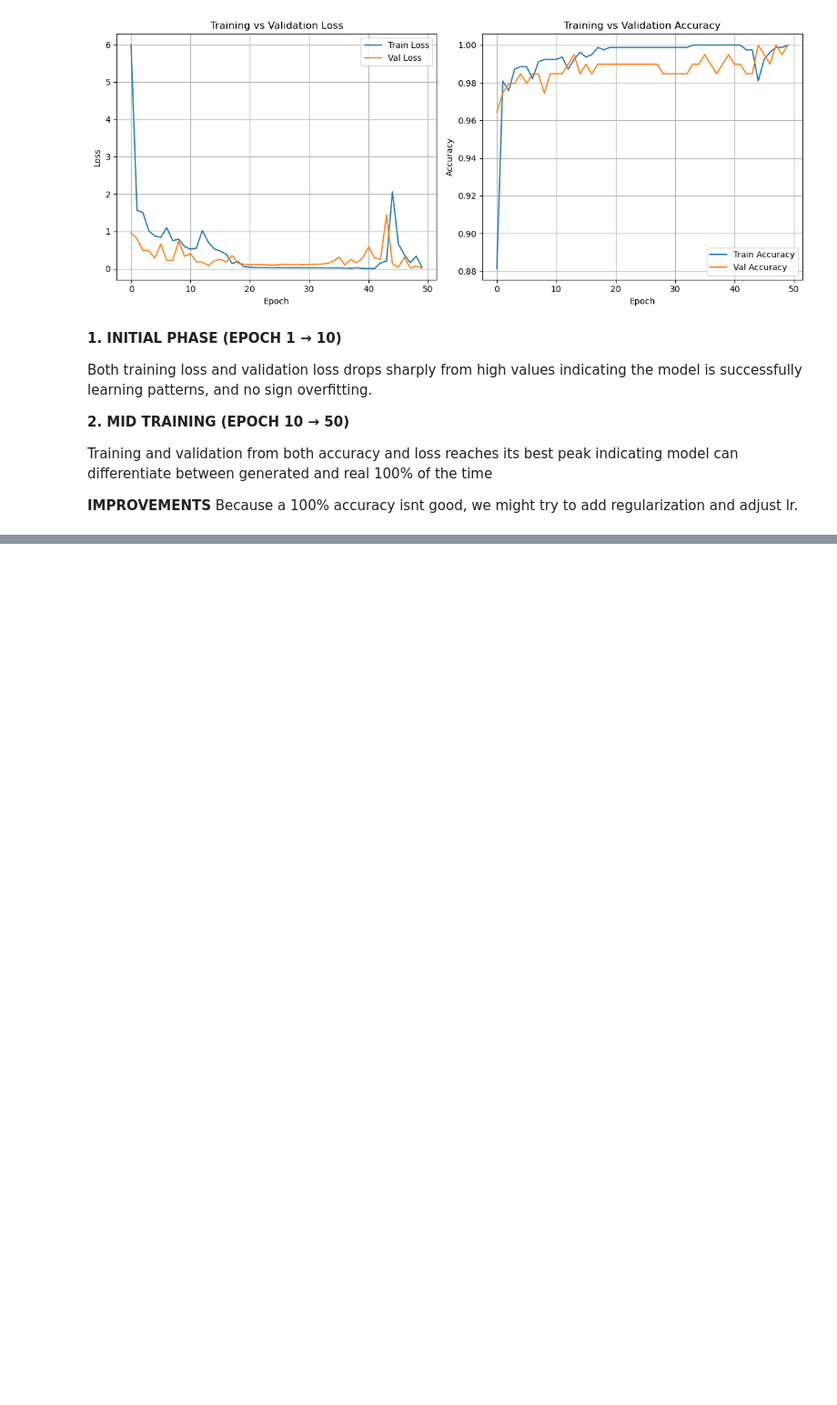
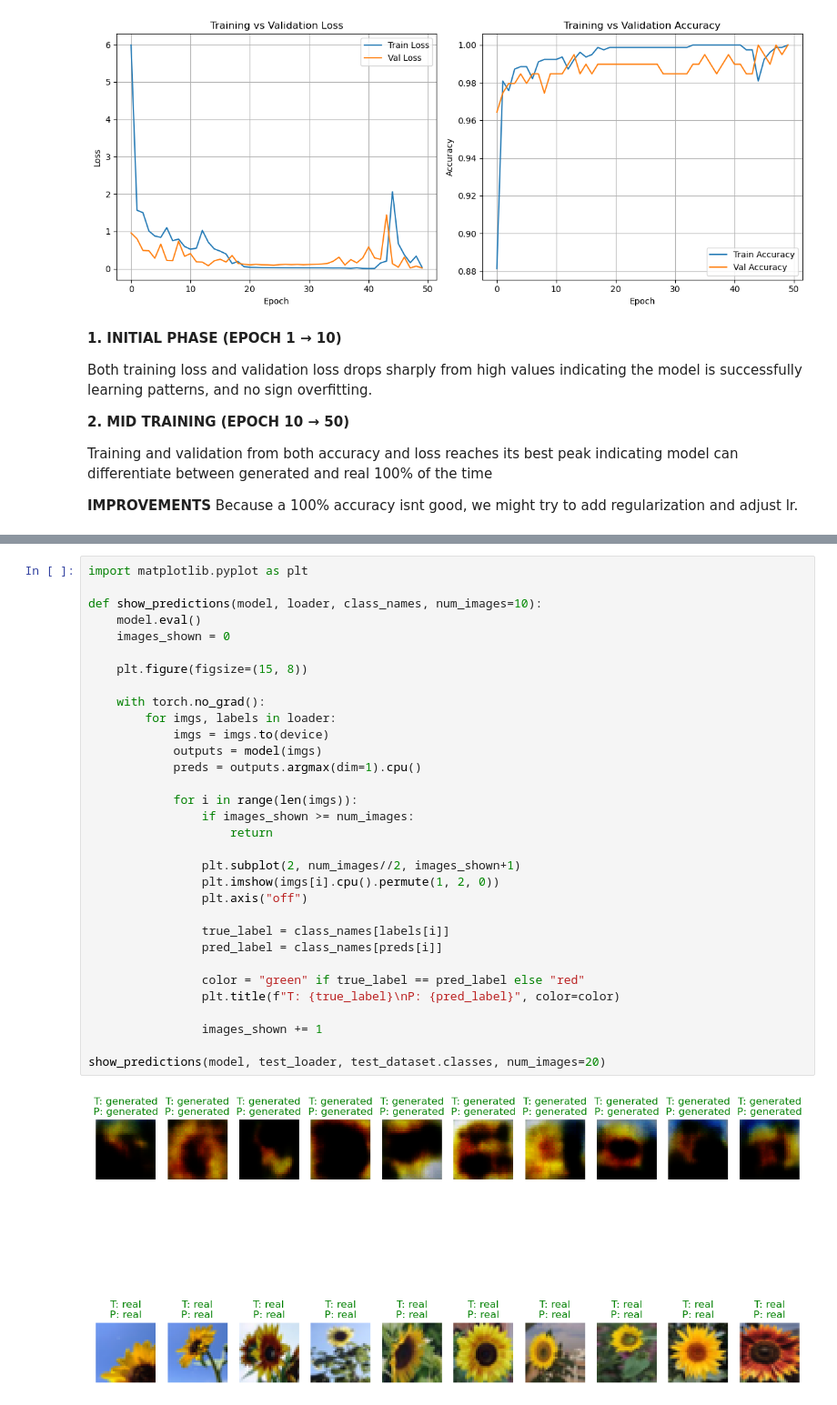
Before and after one commit to Yosxxx/CIFAR-100-dataset, a Jupyter notebook: 2702266556/E - I/main.ipynb, the cells around one changed output, grey strips where cells are left out. Shown at 91% size. Cells and saved outputs as stored; diff of their text form; blank space fills up the shorter version.

```diff
--- a/2702266556/E - I/main.ipynb
+++ b/2702266556/E - I/main.ipynb
@@ -370,0 +422,34 @@ plt.show()
+# %%
+import matplotlib.pyplot as plt
+
+def show_predictions(model, loader, class_names, num_images=10):
+    model.eval()
+    images_shown = 0
+
+    plt.figure(figsize=(15, 8))
+
+    with torch.no_grad():
+        for imgs, labels in loader:
+            imgs = imgs.to(device)
+            outputs = model(imgs)
+            preds = outputs.argmax(dim=1).cpu()
+
+            for i in range(len(imgs)):
+                if images_shown >= num_images:
+                    return
+
+                plt.subplot(2, num_images//2, images_shown+1)
+                plt.imshow(imgs[i].cpu().permute(1, 2, 0))
+                plt.axis("off")
+
+                true_label = class_names[labels[i]]
+                pred_label = class_names[preds[i]]
+
+                color = "green" if true_label == pred_label else "red"
+                plt.title(f"T: {true_label}\nP: {pred_label}", color=color)
+
+                images_shown += 1
+
+show_predictions(model, test_loader, test_dataset.classes, num_images=20)
+# %% [output]
+[figure, added]
```
Also changed, not shown: parts of 14 cells of this notebook.
